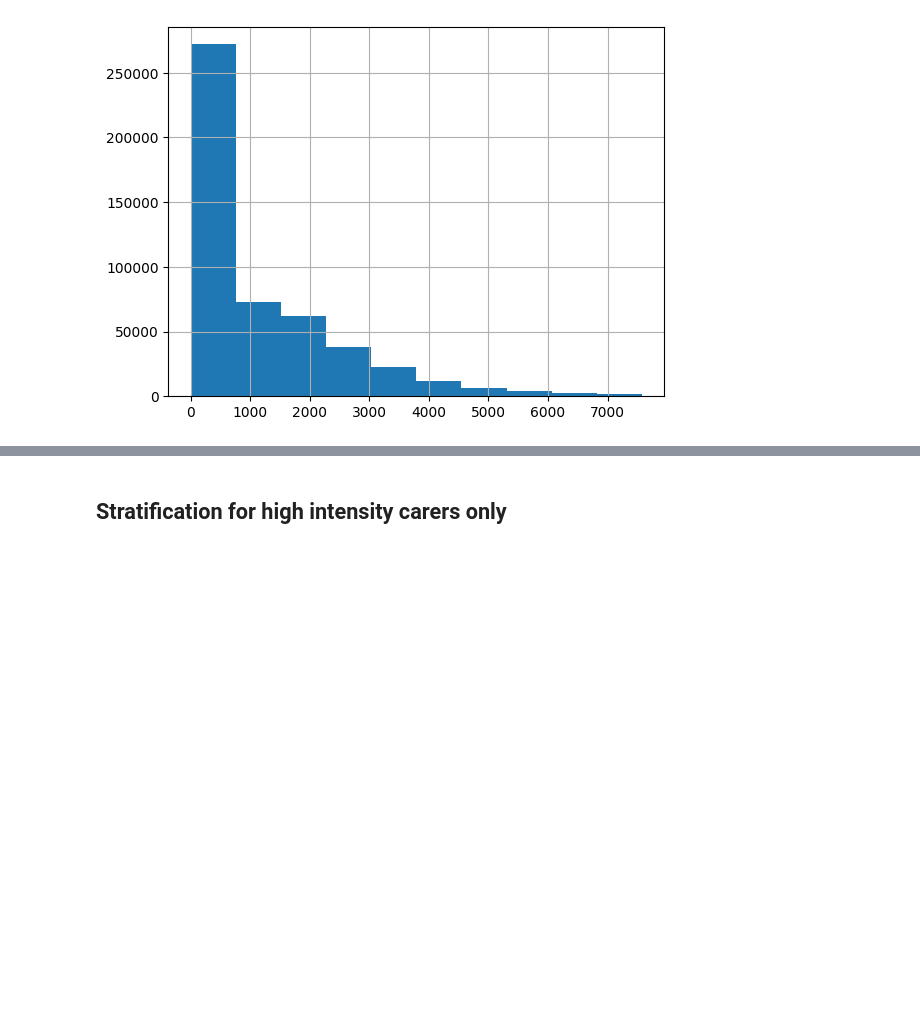
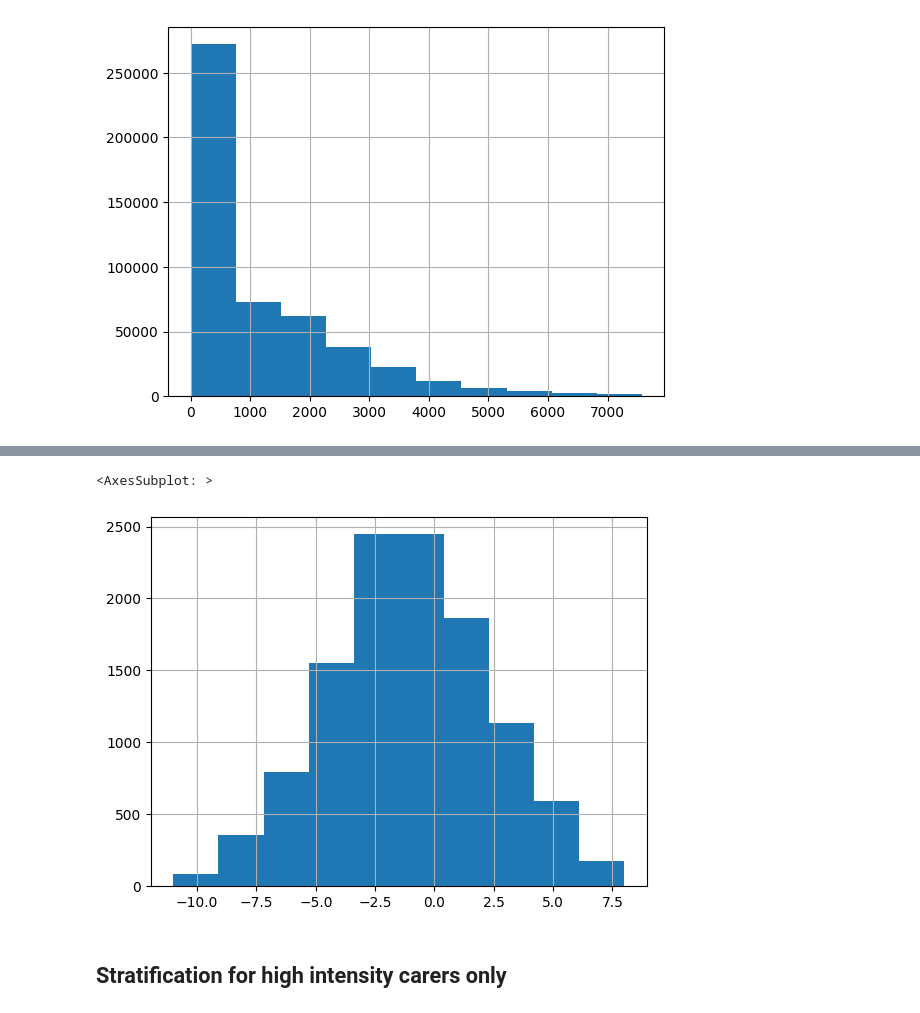
Before and after one commit to centre-for-care/costofcare, a Jupyter notebook: data_preparation.ipynb, the cells around one changed output, grey strips where cells are left out. Drawn from its saved outputs; the diff is of its cells as text; code cells hidden in the pictures; blank space fills up the shorter version.

```diff
--- a/data_preparation.ipynb
+++ b/data_preparation.ipynb
@@ -107,3 +165,9 @@ treated_d[treated_d.pidp.isin(idxl)].to_csv('./strata/ii_t_li.csv')
+# %%
+ii_t_hi = pd.read_csv('./strata/ii_t_hi.csv')
+ii_t_hi['reindex'].hist()
+# %% [output]
+<AxesSubplot: >
+[figure, added]
 # %% [markdown]
 ## Stratification for high intensity carers only
 # %%
```
Also changed, not shown: parts of 39 cells of this notebook, 4 other files.
